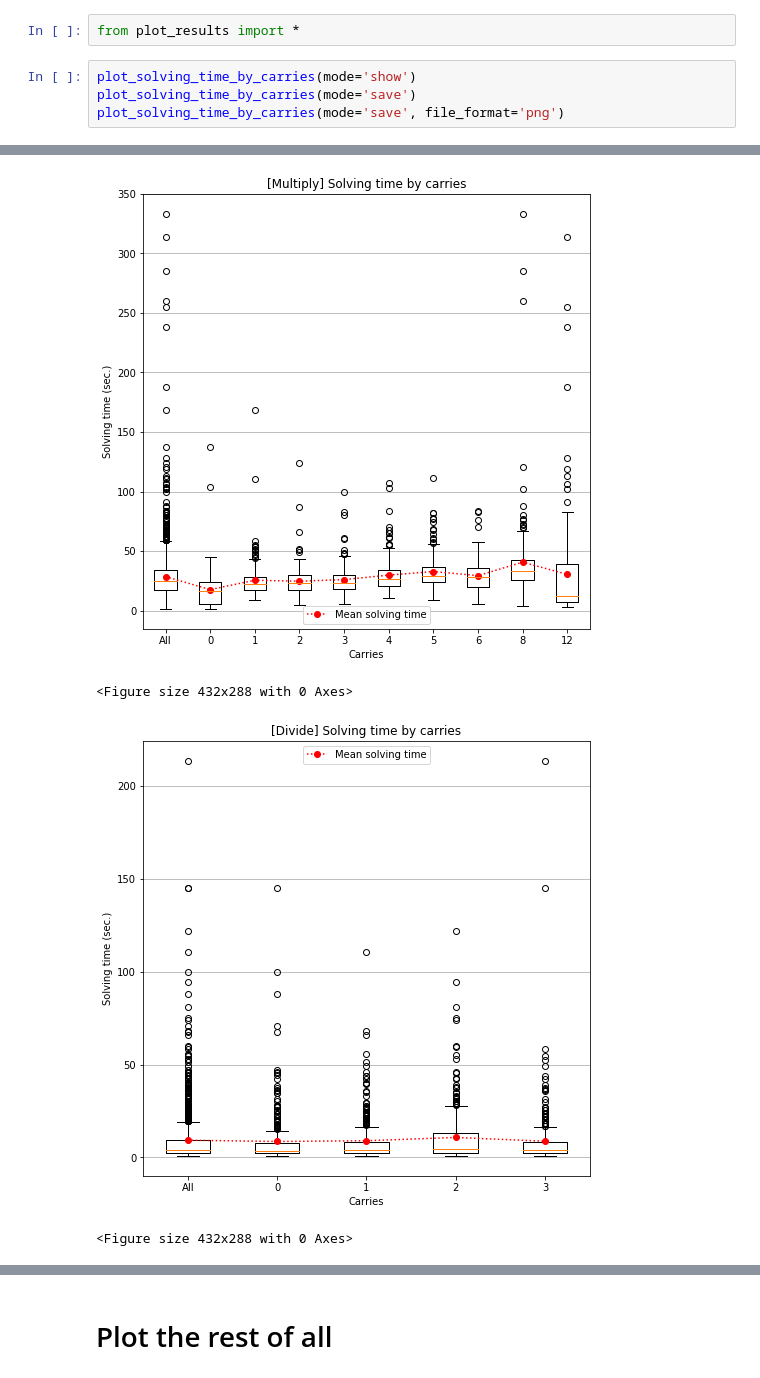
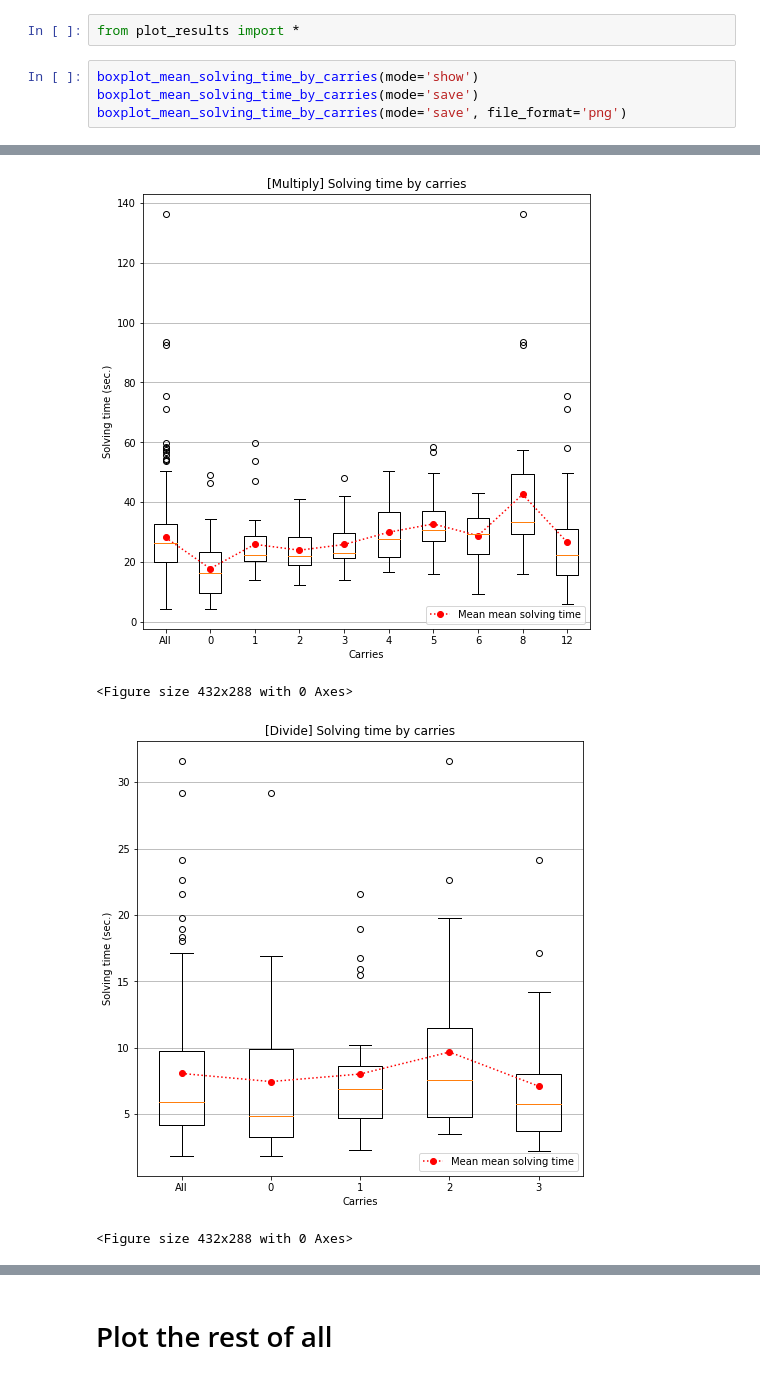
Before and after one commit to sungjae-cho/arithmetic-experiment, a Jupyter notebook: plot_results.ipynb, the cells around one changed output, grey strips where cells are left out. Drawn from its saved outputs; the diff is of its cells as text.

Commit message:
Update plot images.

```diff
--- a/plot_results.ipynb
+++ b/plot_results.ipynb
@@ -195,7 +195,7 @@ plot_solving_time_by_operator(mode='save', file_format='png')
 # %%
 from plot_results import *
 # %%
-plot_solving_time_by_carries(mode='show')
-plot_solving_time_by_carries(mode='save')
-plot_solving_time_by_carries(mode='save', file_format='png')
+boxplot_mean_solving_time_by_carries(mode='show')
+boxplot_mean_solving_time_by_carries(mode='save')
+boxplot_mean_solving_time_by_carries(mode='save', file_format='png')
 # %% [output]
@@ -205,5 +205,5 @@ plot_solving_time_by_carries(mode='save', file_format='png')
 <Figure size 432x288 with 0 Axes>
-[figure, old version]
+[figure, new version]
 <Figure size 432x288 with 0 Axes>
-[figure, old version]
+[figure, new version]
 <Figure size 432x288 with 0 Axes>
```
Also changed, not shown: parts of 3 cells of this notebook, 47 other files.
